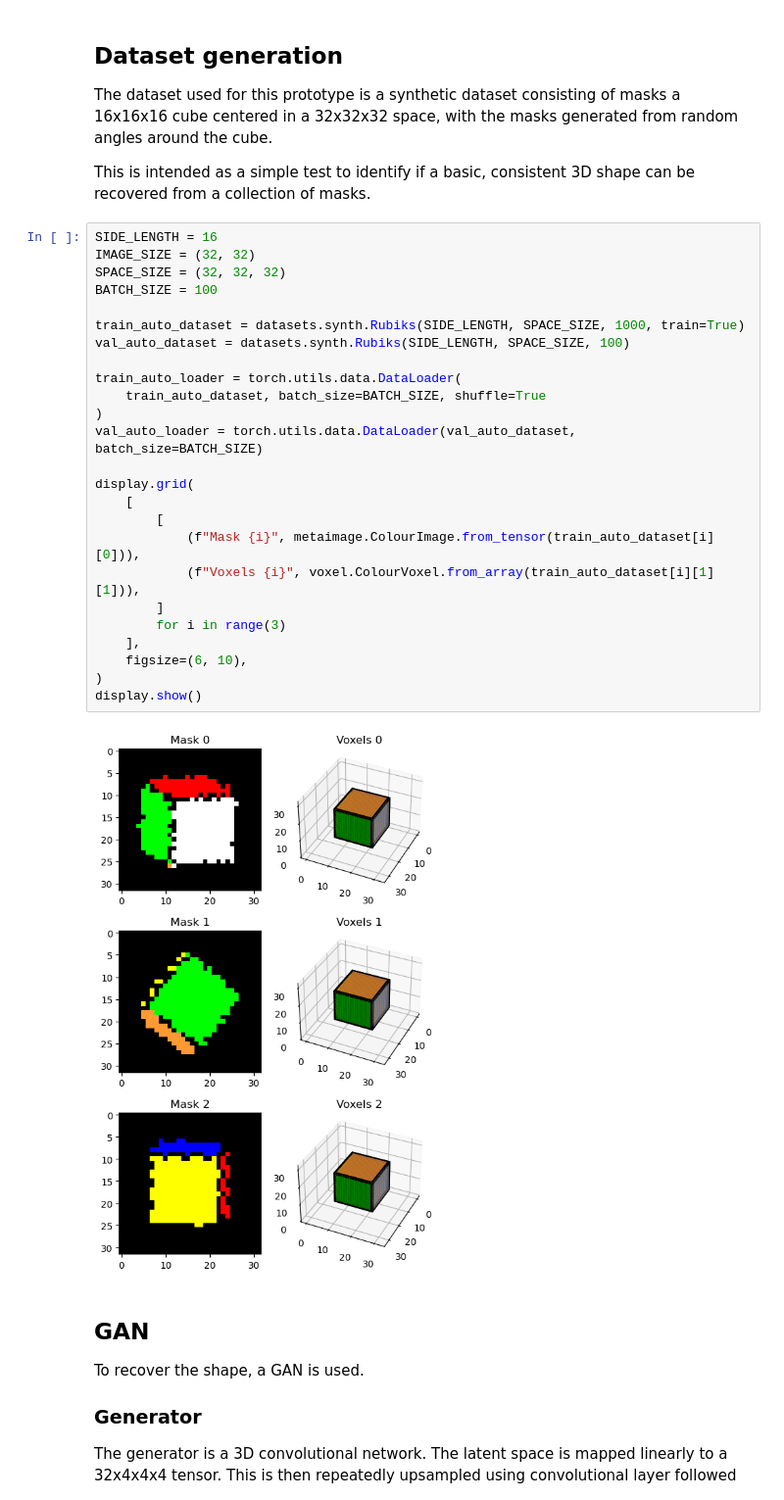
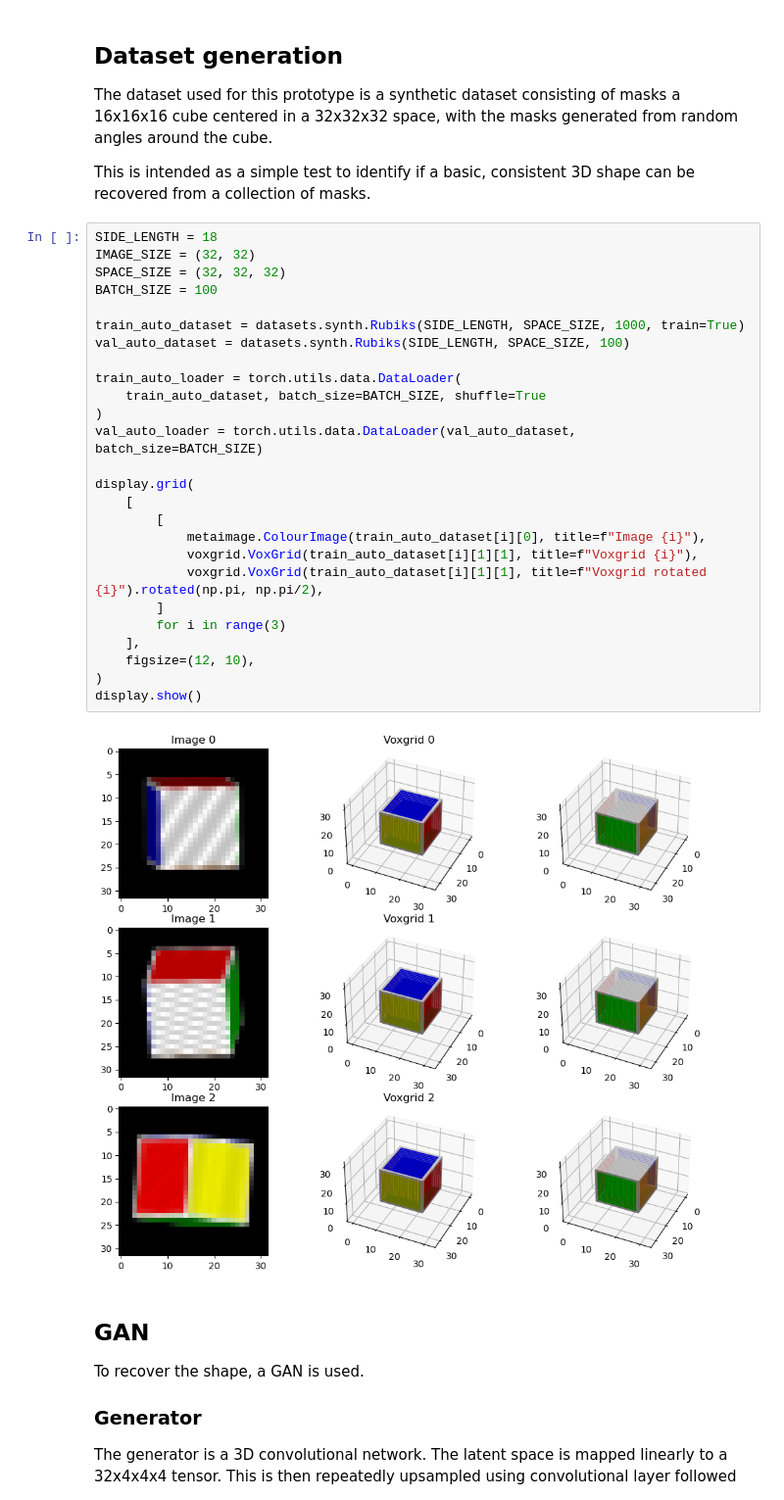
Before and after one commit to xietanu/cell_generation, a Jupyter notebook: rubiks.ipynb, the cells around one changed output. Shown at 98% size. Drawn from its saved outputs; the diff is of its cells as text.

Commit message:
Improved approach for colourful cube experiment

```diff
--- a/rubiks.ipynb
+++ b/rubiks.ipynb
@@ -19,32 +21,33 @@ The dataset used for this prototype is a synthetic dataset consisting of masks a
 
 This is intended as a simple test to identify if a basic, consistent 3D shape can be recovered from a collection of masks.
 # %%
-SIDE_LENGTH = 16
+SIDE_LENGTH = 18
 IMAGE_SIZE = (32, 32)
 SPACE_SIZE = (32, 32, 32)
 BATCH_SIZE = 100
 
 train_auto_dataset = datasets.synth.Rubiks(SIDE_LENGTH, SPACE_SIZE, 1000, train=True)
 val_auto_dataset = datasets.synth.Rubiks(SIDE_LENGTH, SPACE_SIZE, 100)
 
 train_auto_loader = torch.utils.data.DataLoader(
     train_auto_dataset, batch_size=BATCH_SIZE, shuffle=True
 )
 val_auto_loader = torch.utils.data.DataLoader(val_auto_dataset, batch_size=BATCH_SIZE)
 
 display.grid(
     [
         [
-            (f"Mask {i}", metaimage.ColourImage.from_tensor(train_auto_dataset[i][0])),
-            (f"Voxels {i}", voxel.ColourVoxel.from_array(train_auto_dataset[i][1][1])),
+            metaimage.ColourImage(train_auto_dataset[i][0], title=f"Image {i}"),
+            voxgrid.VoxGrid(train_auto_dataset[i][1][1], title=f"Voxgrid {i}"),
+            voxgrid.VoxGrid(train_auto_dataset[i][1][1], title=f"Voxgrid rotated {i}").rotated(np.pi, np.pi/2),
         ]
         for i in range(3)
     ],
-    figsize=(6, 10),
+    figsize=(12, 10),
 )
 display.show()
 # %% [output]
-[figure, old version]
+[figure, new version]
 # %% [markdown]
 ## GAN
 
```
Also changed, not shown: parts of 6 cells of this notebook.
